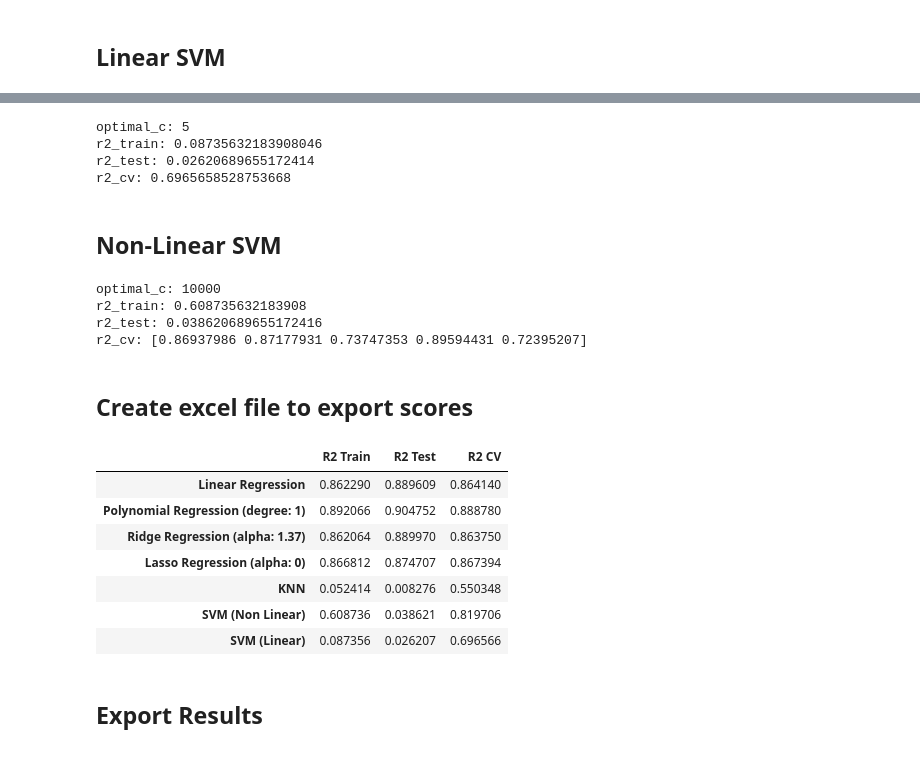
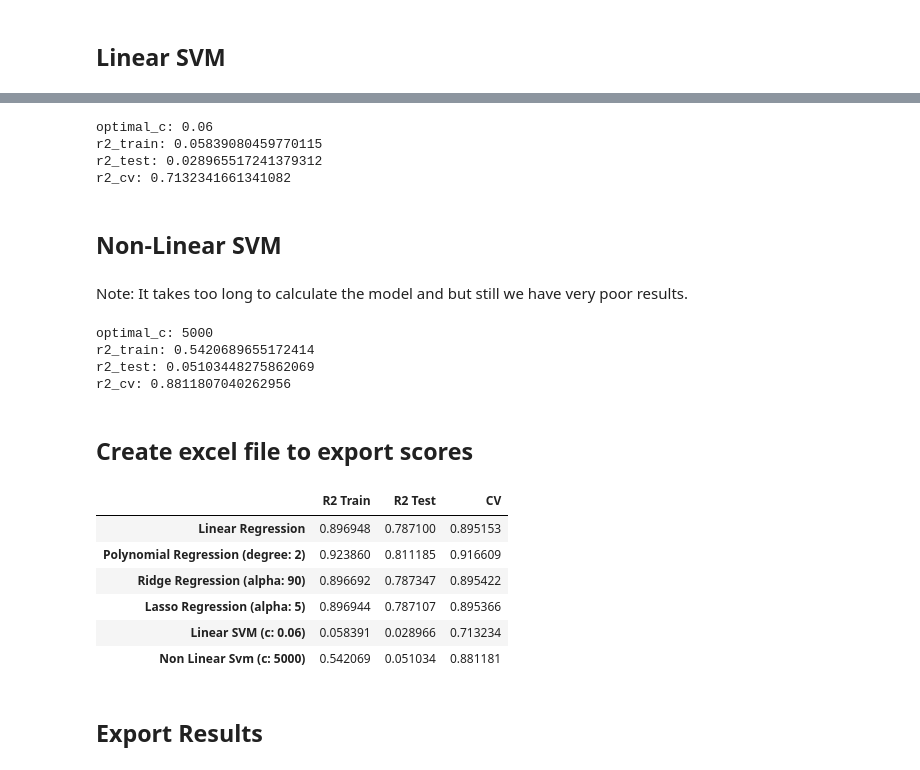
Before and after one commit to talhagedikli/ml-assignment-2, a Jupyter notebook: 19069608.ipynb, the cells around one changed output, grey strips where cells are left out. Saved outputs shown, nothing was run; the diff lists cells and outputs as text; code cells hidden in the pictures.

```diff
--- a/19069608.ipynb
+++ b/19069608.ipynb
@@ -380,22 +370,24 @@ r2_cv: 0.5503478870602656
 from sklearn.svm import LinearSVC
 
 # Prepare data (with scaled data)
-X_train, X_test, y_train, y_test = train_test_split(OH_X_data_scaled, y_data.values.ravel(), random_state=1)
+# We use .values.ravel() because We get an error that recommend me to do that
+X_train, X_test, y_train, y_test = train_test_split(OH_X_data_scaled, y_data.values.ravel(), random_state=RS)
 
 # Define variables to evaluate best model
-linsvc_c = 1
+linsvc_c = 0
 linsvc_cv = 0
 
 # Set kfold for evaluate best results for CV
 kf5 = KFold(n_splits=N, shuffle=True)
 
 # Loop through different variables to get best model
-for this_c in [4, 5, 10, 20]:
+for this_c in [0.001, 0.005, 0.06, 0.08, 0.1, 0.12, 0.14, 0.16, 0.2, 0.3, 0.35, 0.4, 0.45, 0.5]:
+
     # Make model with 'this_c'
-    linsvc = LinearSVC(C=this_c).fit(X_train, y_train)
+    linsvc = LinearSVC(C=this_c, random_state=RS).fit(X_train, y_train)
 
     # Calculate the score with the model just made
-    this_cv = cross_val_score(linsvc, X_train, y_train, cv=kf5, scoring='r2').mean()
+    this_cv = linsvc.score(X_test, y_test)
 
     # if new score is better than old one, just assign new values to old ones
     if (this_cv > linsvc_cv):
@@ -403,7 +395,7 @@ for this_c in [4, 5, 10, 20]:
         linsvc_c = this_c
 
 # Make model with best variable
-linsvc = LinearSVC(C=linsvc_c).fit(X_train, y_train)
+linsvc = LinearSVC(C=linsvc_c, random_state=RS).fit(X_train, y_train)
 
 # Get and save r2 scores for the model
 linsvc_scores = {
@@ -417,41 +409,44 @@ linsvc_scores = {
 for k, v in linsvc_scores.items():
      print(k + ": " + str(v))
 # %% [output]
-optimal_c: 5
-r2_train: 0.08735632183908046
-r2_test: 0.02620689655172414
-r2_cv: 0.6965658528753668
+optimal_c: 0.06
+r2_train: 0.05839080459770115
+r2_test: 0.028965517241379312
+r2_cv: 0.7132341661341082
 # %% [markdown]
 ## Non-Linear SVM
+# %% [markdown]
+Note: It takes too long to calculate the model and but still we have very poor results.
 # %%
 # Import required libraries
 from sklearn.svm import SVC
 
 # Prepare data (with scaled data)
-X_train, X_test, y_train, y_test = train_test_split(OH_X_data_scaled, y_data.values.ravel())
+# We use .values.ravel() because We get an error that recommend me to do that
+X_train, X_test, y_train, y_test = train_test_split(OH_X_data_scaled, y_data.values.ravel(), random_state=RS)
 
 # Define variables to evaluate best model
 svc_c = 1
 svc_cv = 0
 
 # Set kfold for evaluate best results for CV
-kf5 = KFold(n_splits=N, shuffle=True)
+kf5 = KFold(n_splits=N, shuffle=True, random_state=RS)
 
 # Loop through different variables to get best model
-for this_c in [10, 1000, 10000]:
+for this_c in [10, 1000, 5000, 10000, 15000, 20000]:
     # Make model with 'this_c' alpha
-    svc = SVC(C=this_c, random_state=1).fit(X_train, y_train)
+    svc = SVC(C=this_c, random_state=RS).fit(X_train, y_train)
 
     # Calculate the score with the model just made
-    this_cv = cross_val_score(svc, X_train, y_train, cv=kf5, scoring='r2').mean()
+    this_score = svc.score(X_test, y_test)
 
     # if new score is better than old one, just assign new values to old ones
-    if (this_cv > svc_cv):
-        svc_cv = this_cv
+    if (this_score > svc_cv):
+        svc_cv = this_score
         svc_c = this_c
 
 # Make model with best variable
-svc = SVC(C=svc_c, random_state=1).fit(X_train, y_train)
+svc = SVC(C=svc_c, random_state=RS).fit(X_train, y_train)
 
 # Get and save r2 scores for the model
 svc_scores = {
@@ -465,38 +460,39 @@ svc_scores = {
 for k, v in svc_scores.items():
      print(k + ": " + str(v))
 # %% [output]
-optimal_c: 10000
-r2_train: 0.608735632183908
-r2_test: 0.038620689655172416
-r2_cv: [0.86937986 0.87177931 0.73747353 0.89594431 0.72395207]
+optimal_c: 5000
+r2_train: 0.5420689655172414
+r2_test: 0.05103448275862069
+r2_cv: 0.8811807040262956
 # %% [markdown]
 ## Create excel file to export scores
 # %%
 # Create excel file includeing scores etc
-table = pd.DataFrame(columns=["R2 Train", "R2 Test", "R2 CV"])
+# Make a dataframe with required columns
+table = pd.DataFrame(columns=["R2 Train", "R2 Test", "CV"])
+# Add model scores to the table
 table.loc["Linear Regression"] = [linr_scores["r2_train"], linr_scores["r2_test"], linr_scores["r2_cv"].mean()]
 table.loc["Polynomial Regression (degree: {})".format(polyr_scores['optimal_degree'])] = [
             polyr_scores["r2_train"], polyr_scores["r2_test"], polyr_scores["r2_cv"].mean()]
 table.loc["Ridge Regression (alpha: {})".format(ridgr_scores['optimal_alpha'])] = [
             ridgr_scores["r2_train"], ridgr_scores["r2_test"], ridgr_scores["r2_cv"].mean()]
 table.loc["Lasso Regression (alpha: {})".format(lassr_scores['optimal_alpha'])] = [
             lassr_scores["r2_train"], lassr_scores["r2_test"], lassr_scores["r2_cv"].mean()]
-table.loc["KNN (n: {})".format(knn_scores['optimal_n'])] = [
-            knn_scores["r2_train"], knn_scores["r2_test"], knn_scores["r2_cv"].mean()]
+table.loc["Linear SVM (c: {})".format(linsvc_scores['optimal_c'])] = [
+            linsvc_scores["r2_train"], linsvc_scores["r2_test"], linsvc_scores["r2_cv"].mean()]
 table.loc["Non Linear Svm (c: {})".format(svc_scores['optimal_c'])] = [
             svc_scores["r2_train"], svc_scores["r2_test"], svc_scores["r2_cv"].mean()]
-table.loc["Linear SVM"] = [linsvc_scores["r2_train"], linsvc_scores["r2_test"], linsvc_scores["r2_cv"].mean()]
 
+# Export table
 table.to_excel("Table.xlsx")
 table
 # %% [output]
-|  | R2 Train | R2 Test | R2 CV |
-| Linear Regression | 0.862290 | 0.889609 | 0.864140 |
-| Polynomial Regression (degree: 1) | 0.892066 | 0.904752 | 0.888780 |
-| Ridge Regression (alpha: 1.37) | 0.862064 | 0.889970 | 0.863750 |
-| Lasso Regression (alpha: 0) | 0.866812 | 0.874707 | 0.867394 |
-| KNN | 0.052414 | 0.008276 | 0.550348 |
-| SVM (Non Linear) | 0.608736 | 0.038621 | 0.819706 |
-| SVM (Linear) | 0.087356 | 0.026207 | 0.696566 |
+|  | R2 Train | R2 Test | CV |
+| Linear Regression | 0.896948 | 0.787100 | 0.895153 |
+| Polynomial Regression (degree: 2) | 0.923860 | 0.811185 | 0.916609 |
+| Ridge Regression (alpha: 90) | 0.896692 | 0.787347 | 0.895422 |
+| Lasso Regression (alpha: 5) | 0.896944 | 0.787107 | 0.895366 |
+| Linear SVM (c: 0.06) | 0.058391 | 0.028966 | 0.713234 |
+| Non Linear Svm (c: 5000) | 0.542069 | 0.051034 | 0.881181 |
 # %% [markdown]
 ## Export Results
```
Also changed, not shown: parts of 18 cells of this notebook, 3 other files.
